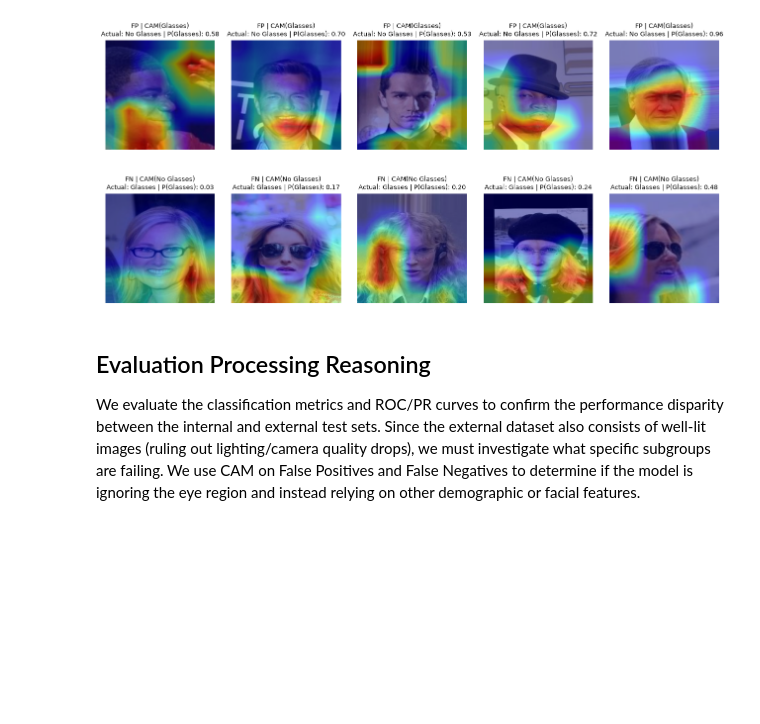
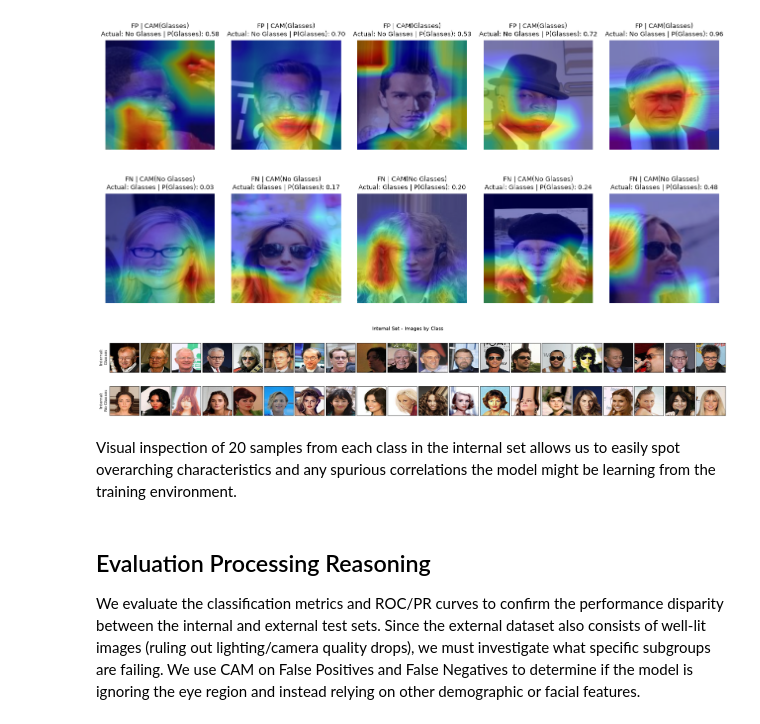
Before and after one commit to tritinvo18/ai_auditing, a Jupyter notebook: case2_improved.ipynb, the cells around one changed output. Cells and saved outputs as stored; diff of their text form; code cells hidden in the pictures; blank space fills up the shorter version.

```diff
--- a/case2_improved.ipynb
+++ b/case2_improved.ipynb
@@ -164,6 +217,47 @@ plt.show()
 hook_handle.remove()
 # %% [output]
 [figure]
+# %%
+# Select 20 samples from each class for Internal set
+np.random.seed(0)
+
+internal_labels=all_labels['internal']
+
+internal_class1=np.where(internal_labels==1)[0]
+internal_class0=np.where(internal_labels==0)[0]
+
+selected_internal_class1=np.random.choice(internal_class1,20,replace=False)
+selected_internal_class0=np.random.choice(internal_class0,20,replace=False)
+
+def denormalize_image(image):
+    image=image.cpu().numpy().transpose(1,2,0)
+    image=image*np.array(audit_utils.imagenet_stds)+np.array(audit_utils.imagenet_means)
+    return np.clip(image,0,1)
+
+fig,axes=plt.subplots(2,20,figsize=(30,4))
+
+for col,idx in enumerate(selected_internal_class1):
+    image,label=test_internal_dataset[idx]
+    axes[0,col].imshow(denormalize_image(image))
+    axes[0,col].set_xticks([])
+    axes[0,col].set_yticks([])
+
+for col,idx in enumerate(selected_internal_class0):
+    image,label=test_internal_dataset[idx]
+    axes[1,col].imshow(denormalize_image(image))
+    axes[1,col].set_xticks([])
+    axes[1,col].set_yticks([])
+
+axes[0,0].set_ylabel('Internal:\nGlasses',fontsize=11)
+axes[1,0].set_ylabel('Internal:\nNo Glasses',fontsize=11)
+
+plt.suptitle('Internal Set - Images by Class',fontsize=13)
+plt.subplots_adjust(hspace=0.25,wspace=0.05,top=0.85)
+plt.show()
+# %% [output]
+[figure, added]
+# %% [markdown]
+Visual inspection of 20 samples from each class in the internal set allows us to easily spot overarching characteristics and any spurious correlations the model might be learning from the training environment.
 # %% [markdown]
 ## Evaluation Processing Reasoning
 We evaluate the classification metrics and ROC/PR curves to confirm the performance disparity between the internal and external test sets. Since the external dataset also consists of well-lit images (ruling out lighting/camera quality drops), we must investigate what specific subgroups are failing. We use CAM on False Positives and False Negatives to determine if the model is ignoring the eye region and instead relying on other demographic or facial features.
```
Also changed, not shown: parts of 4 cells of this notebook, 16 other files.
